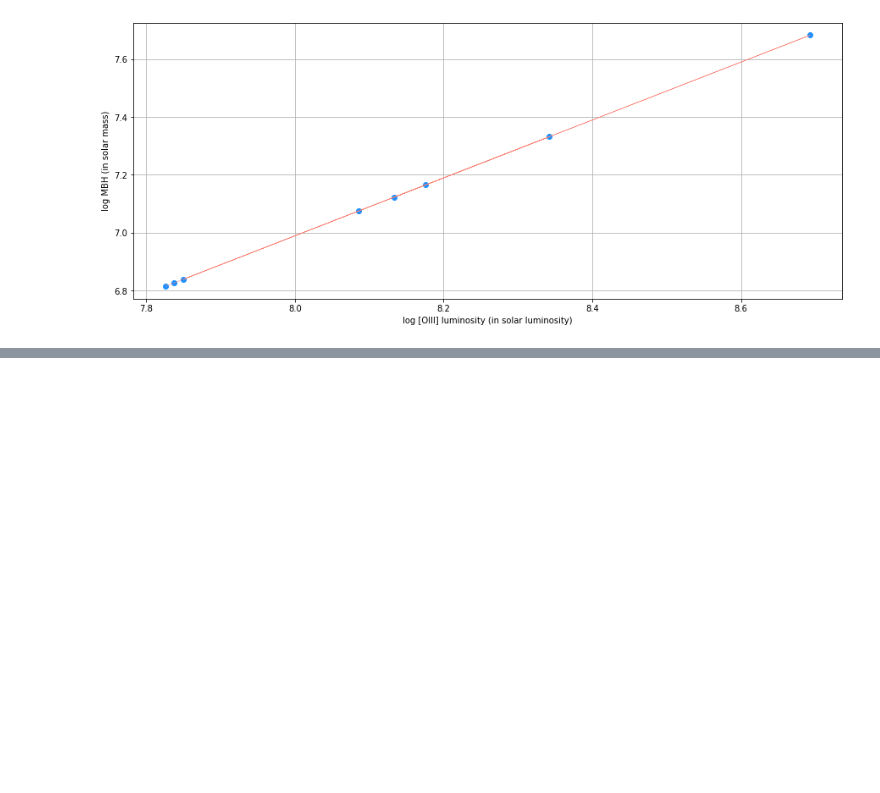
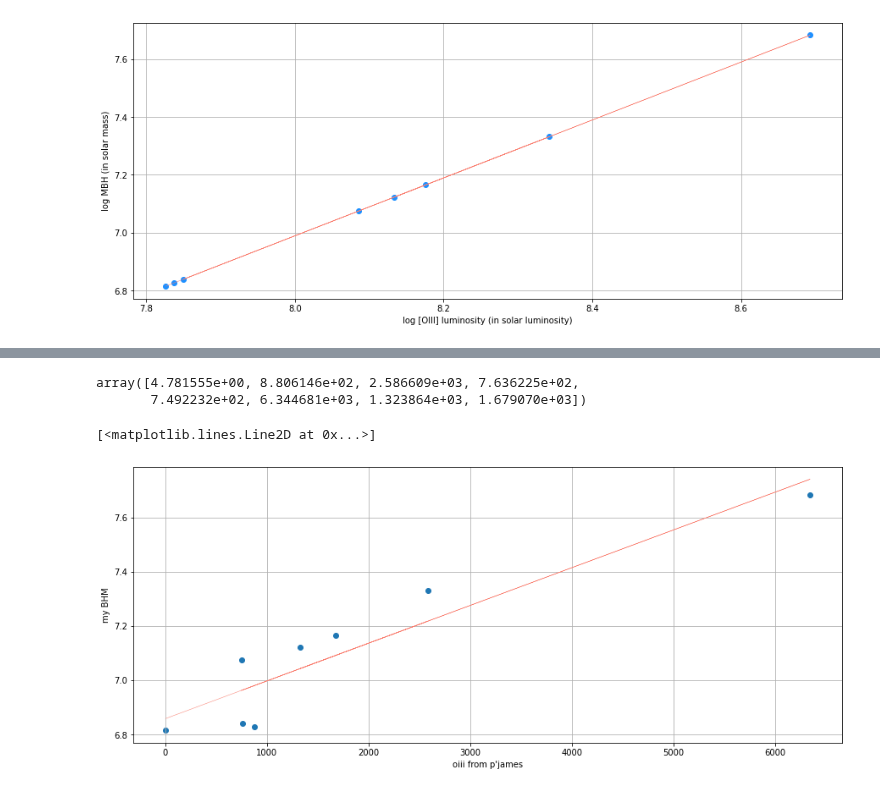
Before and after one commit to Natacha-U/Snr-Prj, a Jupyter notebook: Display_Results.ipynb, the cells around one changed output, grey strips where cells are left out. Cells and saved outputs as stored; diff of their text form; code cells hidden in the pictures; blank space fills up the shorter version.

Commit message:
updated results with given oiii

```diff
--- a/Display_Results.ipynb
+++ b/Display_Results.ipynb
@@ -134,0 +149,2 @@ plt.plot(lum, a*lum + b, linewidth = 0.5, color = 'salmon')
+# %%
+df1 = df.copy()
@@ -134,0 +153,8 @@ plt.plot(lum, a*lum + b, linewidth = 0.5, color = 'salmon')
+# %%
+title = 'log_sflux_oiii5008'
+lst = [19, 48, 58, 70, 79, 118, 151, 157]
+# %%
+oiiilum = {}
+
+for i in range(len(lst)):
+    oiiilum[mangaid[i]] = df1[df1.mangaid == mangaid[i]][title][lst[i]]
@@ -134,0 +163,18 @@ plt.plot(lum, a*lum + b, linewidth = 0.5, color = 'salmon')
+# %%
+oiiilst = np.array([oiiilum[i] for i in oiiilum])
+# %%
+oiiilst
+# %% [output]
+array([4.781555e+00, 8.806146e+02, 2.586609e+03, 7.636225e+02,
+       7.492232e+02, 6.344681e+03, 1.323864e+03, 1.679070e+03])
+# %%
+plt.figure(figsize = (15,6))
+plt.grid()
+plt.xlabel('oiii from p\'james')
+plt.ylabel('my BHM')
+plt.scatter(oiiilst, BHM)
+a, b = np.polyfit(oiiilst, BHM, 1)
+plt.plot(oiiilst, a*oiiilst + b, linewidth = 0.5, color = 'salmon')
+# %% [output]
+[<matplotlib.lines.Line2D at 0x...>]
+[figure, added]
```
Also changed, not shown: parts of 9 cells of this notebook, 1 other file.
